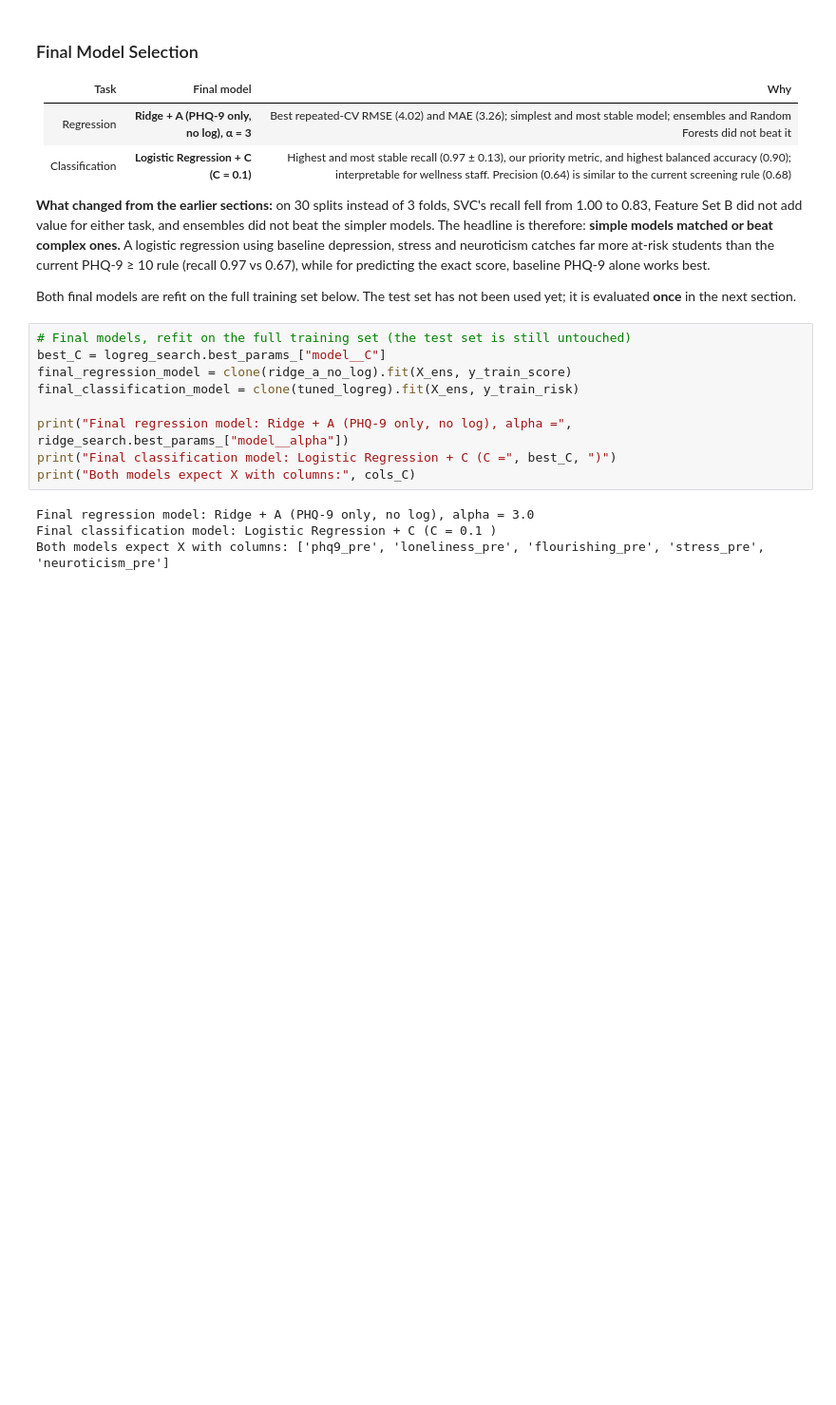
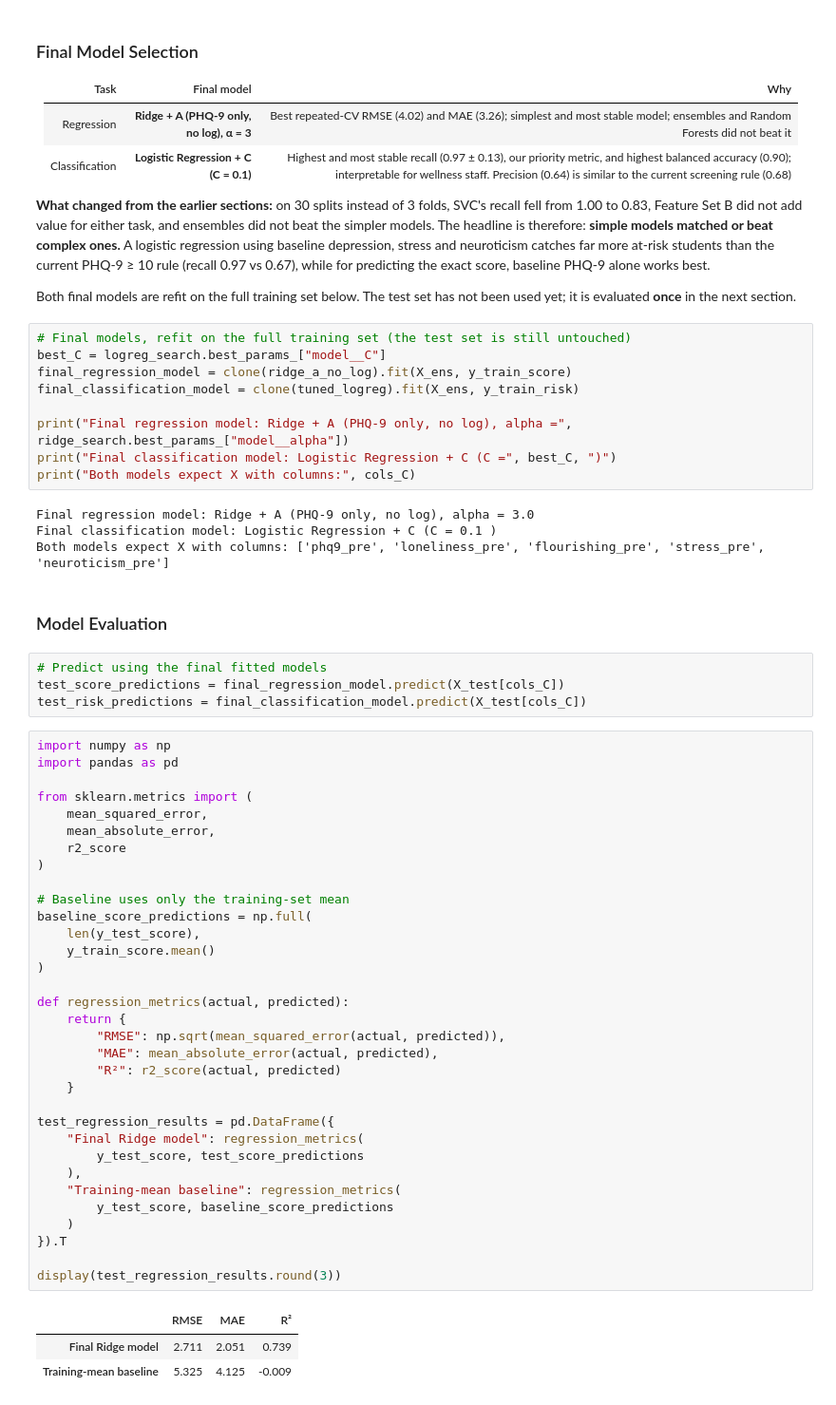
Before and after one commit to mariabssadh1-droid/spark_check, a Jupyter notebook: INSY 674-Group Project.ipynb, the cells around one changed output. Shown at 95% size. Drawn from its saved outputs; the diff is of its cells as text; blank space fills up the shorter version.

```diff
--- a/INSY 674-Group Project.ipynb
+++ b/INSY 674-Group Project.ipynb
@@ -2350,3 +2352,46 @@ print("Both models expect X with columns:", cols_C)
 Final regression model: Ridge + A (PHQ-9 only, no log), alpha = 3.0
 Final classification model: Logistic Regression + C (C = 0.1 )
 Both models expect X with columns: ['phq9_pre', 'loneliness_pre', 'flourishing_pre', 'stress_pre', 'neuroticism_pre']
+# %% [markdown]
+### Model Evaluation
+# %%
+# Predict using the final fitted models
+test_score_predictions = final_regression_model.predict(X_test[cols_C])
+test_risk_predictions = final_classification_model.predict(X_test[cols_C])
+# %%
+import numpy as np
+import pandas as pd
+
+from sklearn.metrics import (
+    mean_squared_error,
+    mean_absolute_error,
+    r2_score
+)
+
+# Baseline uses only the training-set mean
+baseline_score_predictions = np.full(
+    len(y_test_score),
+    y_train_score.mean()
+)
+
+def regression_metrics(actual, predicted):
+    return {
+        "RMSE": np.sqrt(mean_squared_error(actual, predicted)),
+        "MAE": mean_absolute_error(actual, predicted),
+        "R²": r2_score(actual, predicted)
+    }
+
+test_regression_results = pd.DataFrame({
+    "Final Ridge model": regression_metrics(
+        y_test_score, test_score_predictions
+    ),
+    "Training-mean baseline": regression_metrics(
+        y_test_score, baseline_score_predictions
+    )
+}).T
+
+display(test_regression_results.round(3))
+# %% [output]
+|  | RMSE | MAE | R² |
+| Final Ridge model | 2.711 | 2.051 | 0.739 |
+| Training-mean baseline | 5.325 | 4.125 | -0.009 |
```
Also changed, not shown: parts of 6 cells of this notebook.
